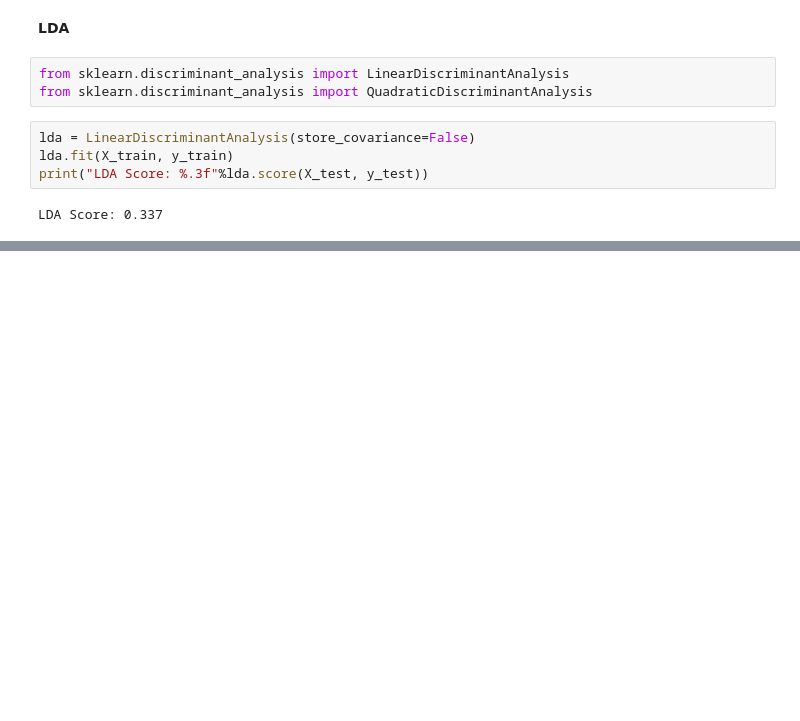
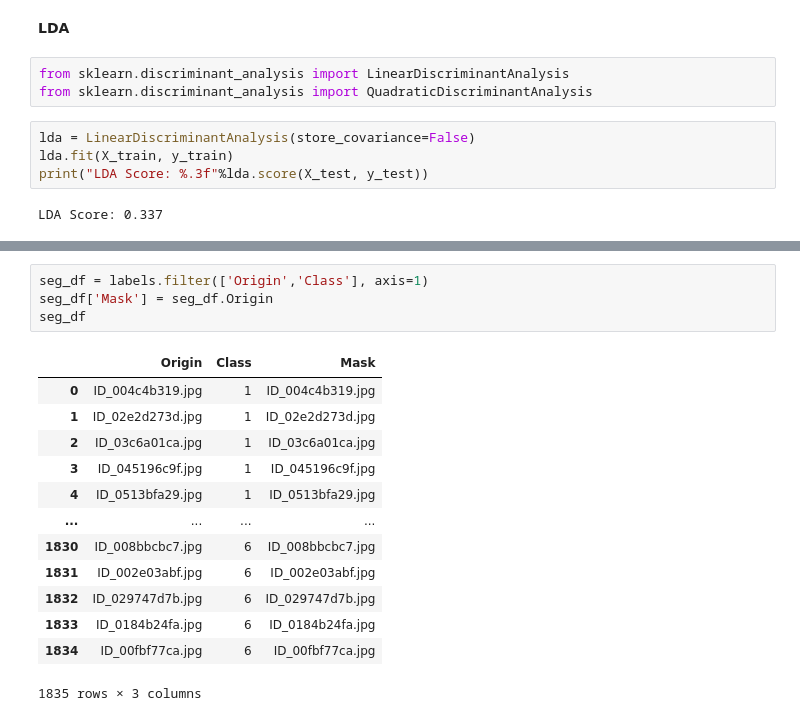
Before and after one commit to lrav35/brain_segmentation_classification, a Jupyter notebook: Brain Hemorrhage Segmentation.ipynb, the cells around one changed output, grey strips where cells are left out. Drawn from its saved outputs; the diff is of its cells as text; blank space fills up the shorter version.

```diff
--- a/Brain Hemorrhage Segmentation.ipynb
+++ b/Brain Hemorrhage Segmentation.ipynb
@@ -370,0 +479,18 @@ for index in range(segment.shape[0]):
+# %%
+seg_df = labels.filter(['Origin','Class'], axis=1)
+seg_df['Mask'] = seg_df.Origin
+seg_df
+# %% [output]
+|  | Origin | Class | Mask |
+| 0 | ID_004c4b319.jpg | 1 | ID_004c4b319.jpg |
+| 1 | ID_02e2d273d.jpg | 1 | ID_02e2d273d.jpg |
+| 2 | ID_03c6a01ca.jpg | 1 | ID_03c6a01ca.jpg |
+| 3 | ID_045196c9f.jpg | 1 | ID_045196c9f.jpg |
+| 4 | ID_0513bfa29.jpg | 1 | ID_0513bfa29.jpg |
+| ... | ... | ... | ... |
+| 1830 | ID_008bbcbc7.jpg | 6 | ID_008bbcbc7.jpg |
+| 1831 | ID_002e03abf.jpg | 6 | ID_002e03abf.jpg |
+| 1832 | ID_029747d7b.jpg | 6 | ID_029747d7b.jpg |
+| 1833 | ID_0184b24fa.jpg | 6 | ID_0184b24fa.jpg |
+| 1834 | ID_00fbf77ca.jpg | 6 | ID_00fbf77ca.jpg |
+1835 rows × 3 columns
```
Also changed, not shown: parts of 48 cells of this notebook, 1 other file.
